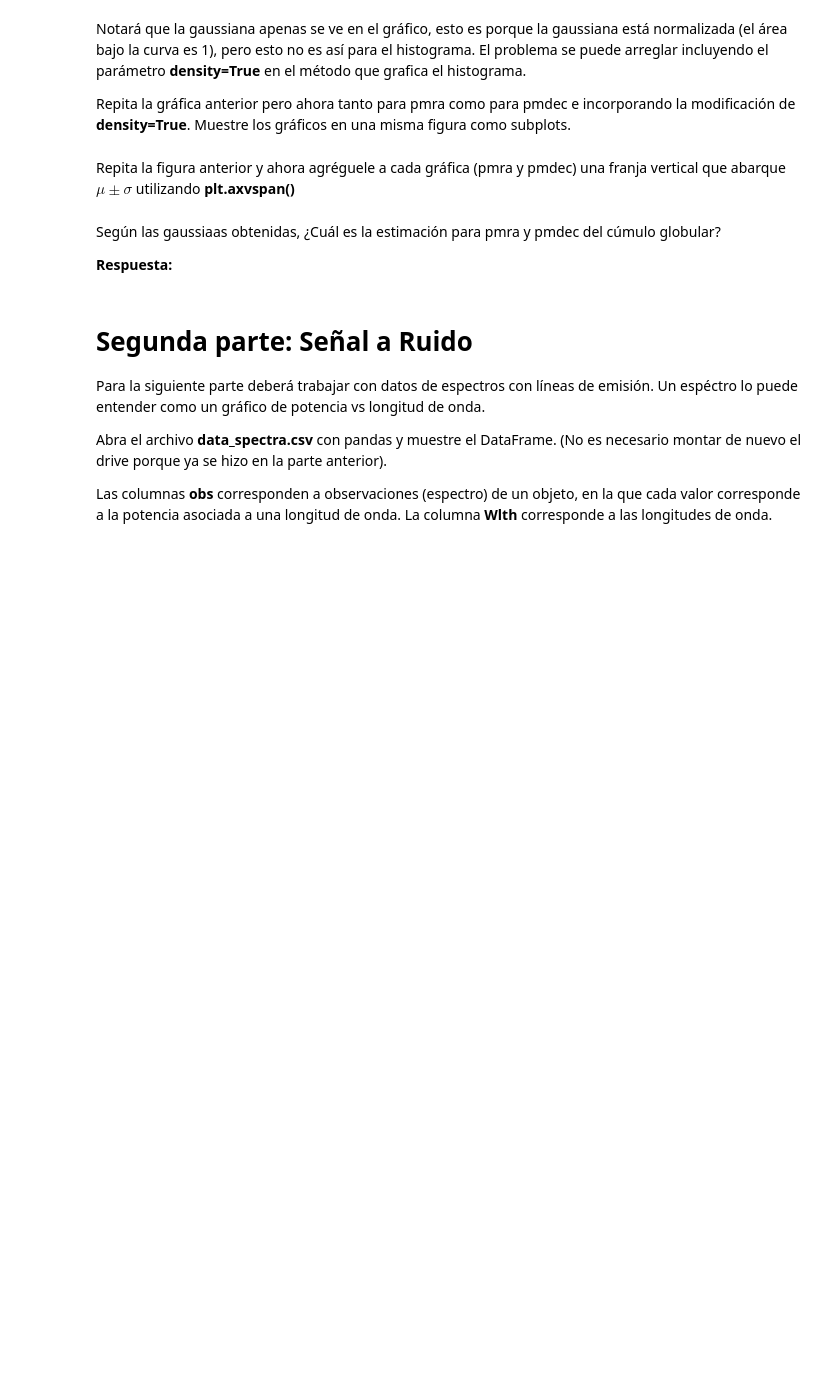
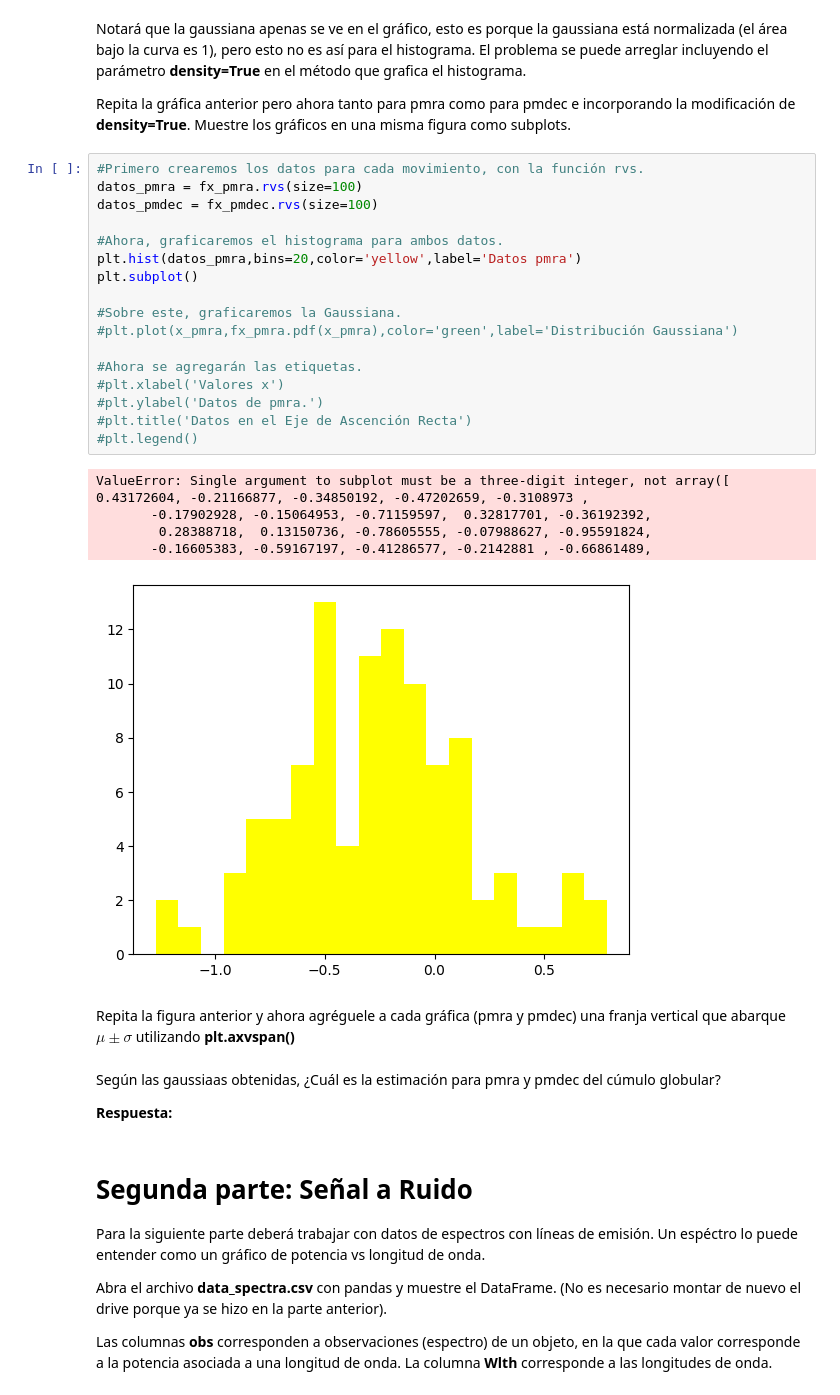
Before and after one commit to FranciscaHM/Tarea-2, a Jupyter notebook: Tarea2.ipynb, the cells around one changed output. Saved outputs shown, nothing was run; the diff lists cells and outputs as text; blank space fills up the shorter version.

```diff
--- a/Tarea2.ipynb
+++ b/Tarea2.ipynb
@@ -153,6 +194,29 @@ Grafique con matplotlib un hitograma (busque qué método de matplotlib sirve) d
 Notará que la gaussiana apenas se ve en el gráfico, esto es porque la gaussiana está normalizada (el área bajo la curva es 1), pero esto no es así para el histograma. El problema se puede arreglar incluyendo el parámetro **density=True** en el método que grafica el histograma.
 
 Repita la gráfica anterior pero ahora tanto para pmra como para pmdec e incorporando la modificación de **density=True**. Muestre los gráficos en una misma figura como subplots.
+# %%
+#Primero crearemos los datos para cada movimiento, con la función rvs.
+datos_pmra = fx_pmra.rvs(size=100)
+datos_pmdec = fx_pmdec.rvs(size=100)
+
+#Ahora, graficaremos el histograma para ambos datos.
+plt.hist(datos_pmra,bins=20,color='yellow',label='Datos pmra')
+plt.subplot()
+
+#Sobre este, graficaremos la Gaussiana.
+#plt.plot(x_pmra,fx_pmra.pdf(x_pmra),color='green',label='Distribución Gaussiana')
+
+#Ahora se agregarán las etiquetas.
+#plt.xlabel('Valores x')
+#plt.ylabel('Datos de pmra.')
+#plt.title('Datos en el Eje de Ascención Recta')
+#plt.legend()
+# %% [output]
+ValueError: Single argument to subplot must be a three-digit integer, not array([ 0.43172604, -0.21166877, -0.34850192, -0.47202659, -0.3108973 ,
+       -0.17902928, -0.15064953, -0.71159597,  0.32817701, -0.36192392,
+        0.28388718,  0.13150736, -0.78605555, -0.07988627, -0.95591824,
+       -0.16605383, -0.59167197, -0.41286577, -0.2142881 , -0.66861489,
+[figure, added]
 # %% [markdown]
 Repita la figura anterior y ahora agréguele a cada gráfica (pmra y pmdec) una franja vertical que abarque $\mu \pm \sigma$ utilizando **plt.axvspan()**
 # %% [markdown]
```
Also changed, not shown: parts of 5 cells of this notebook.
